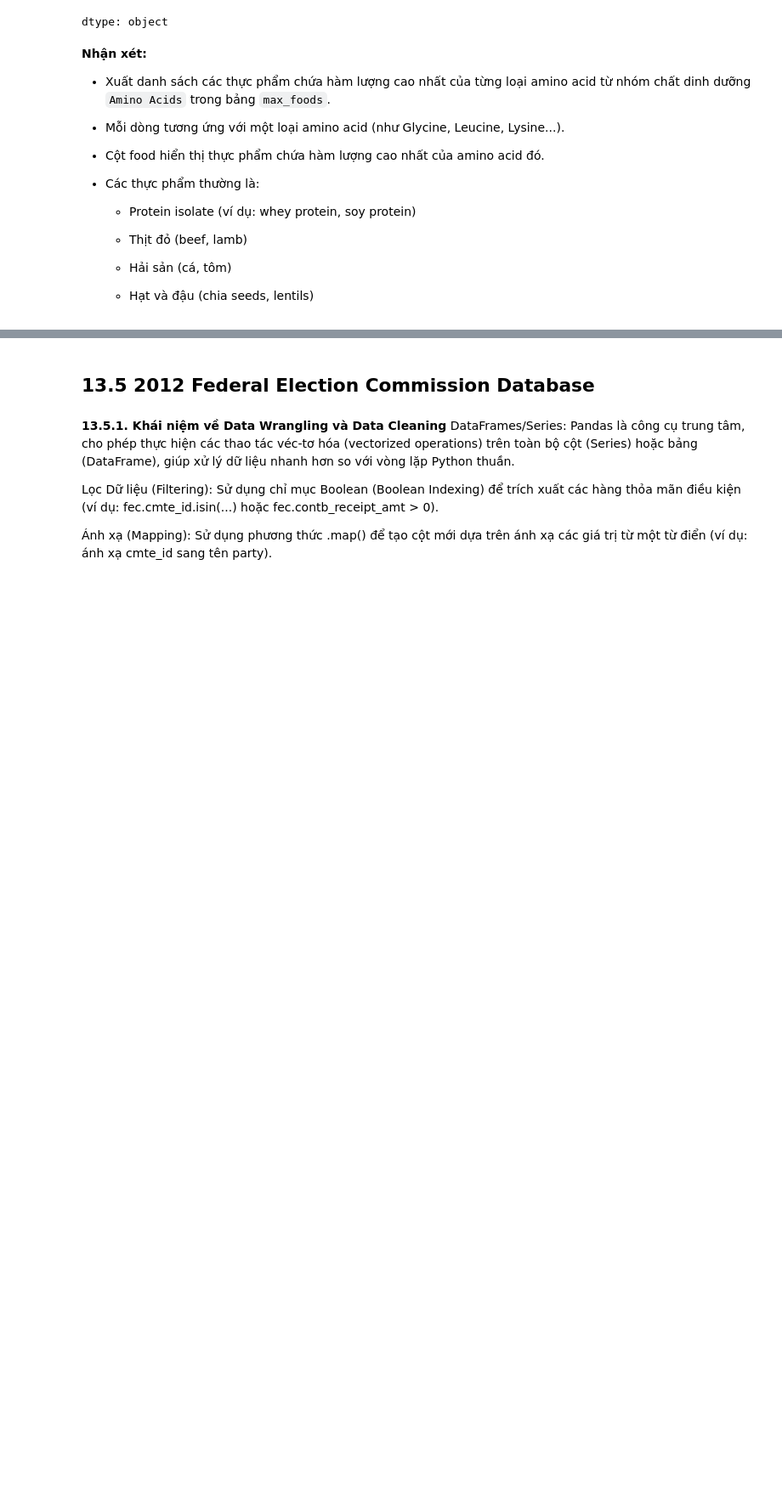
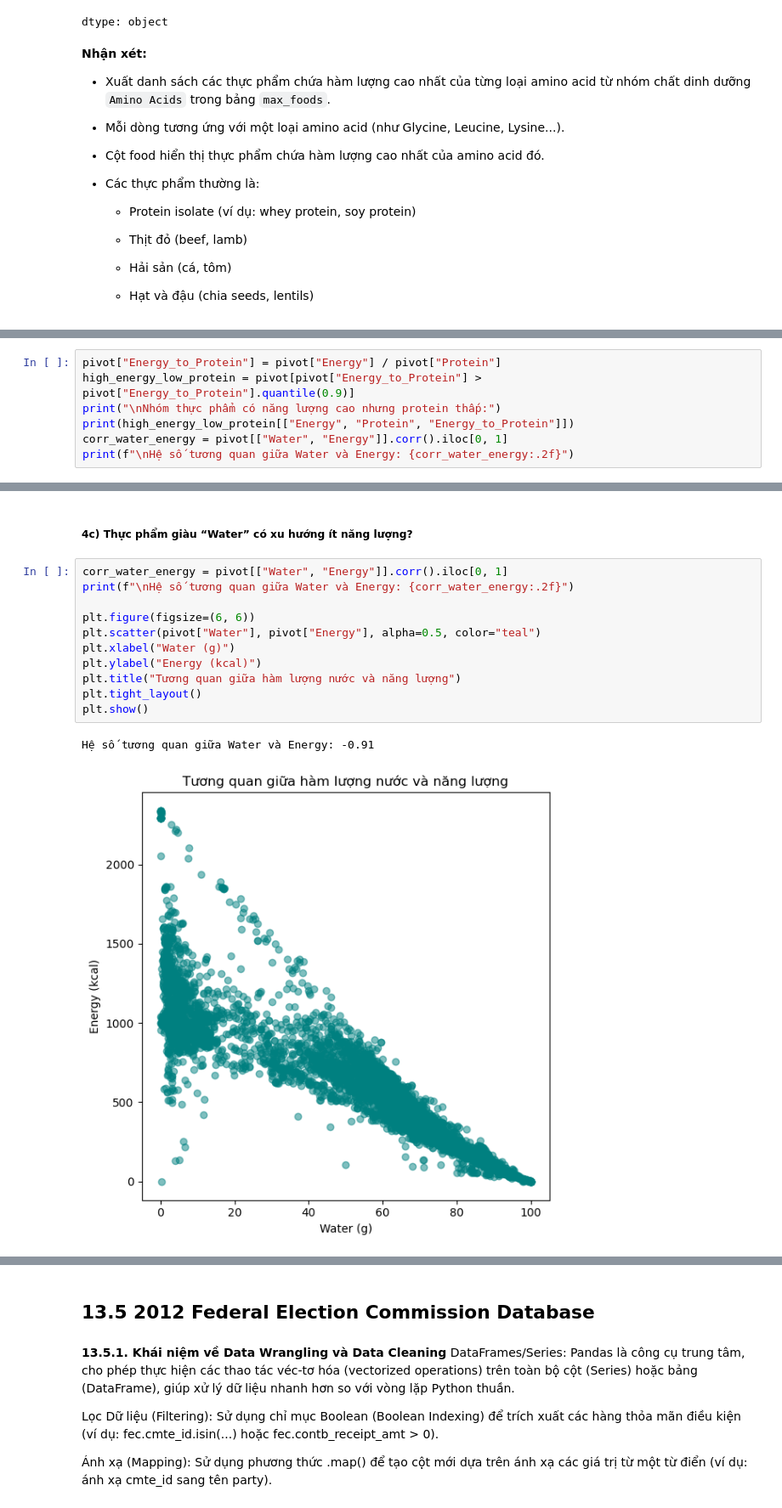
Before and after one commit to nguyenmaivy/DataAnalysis-PTDL, a Jupyter notebook: Lab2_DataAnalytics_NguyenHoangMaiVy_3122410490/ch13.ipynb, the cells around one changed output, grey strips where cells are left out. Shown at 85% size. Cells and saved outputs as stored; diff of their text form; blank space fills up the shorter version.

```diff
--- a/Lab2_DataAnalytics_NguyenHoangMaiVy_3122410490/ch13.ipynb
+++ b/Lab2_DataAnalytics_NguyenHoangMaiVy_3122410490/ch13.ipynb
@@ -2015,0 +2285,7 @@ dtype: object
+# %%
+pivot["Energy_to_Protein"] = pivot["Energy"] / pivot["Protein"]
+high_energy_low_protein = pivot[pivot["Energy_to_Protein"] > pivot["Energy_to_Protein"].quantile(0.9)]
+print("\nNhóm thực phẩm có năng lượng cao nhưng protein thấp:")
+print(high_energy_low_protein[["Energy", "Protein", "Energy_to_Protein"]])
+corr_water_energy = pivot[["Water", "Energy"]].corr().iloc[0, 1]
+print(f"\nHệ số tương quan giữa Water và Energy: {corr_water_energy:.2f}")
@@ -2015,0 +2334,16 @@ dtype: object
+# %% [markdown]
+##### 4c) Thực phẩm giàu “Water” có xu hướng ít năng lượng?
+# %%
+corr_water_energy = pivot[["Water", "Energy"]].corr().iloc[0, 1]
+print(f"\nHệ số tương quan giữa Water và Energy: {corr_water_energy:.2f}")
+
+plt.figure(figsize=(6, 6))
+plt.scatter(pivot["Water"], pivot["Energy"], alpha=0.5, color="teal")
+plt.xlabel("Water (g)")
+plt.ylabel("Energy (kcal)")
+plt.title("Tương quan giữa hàm lượng nước và năng lượng")
+plt.tight_layout()
+plt.show()
+# %% [output]
+Hệ số tương quan giữa Water và Energy: -0.91
+[figure, added]
```
Also changed, not shown: parts of 40 cells of this notebook.
